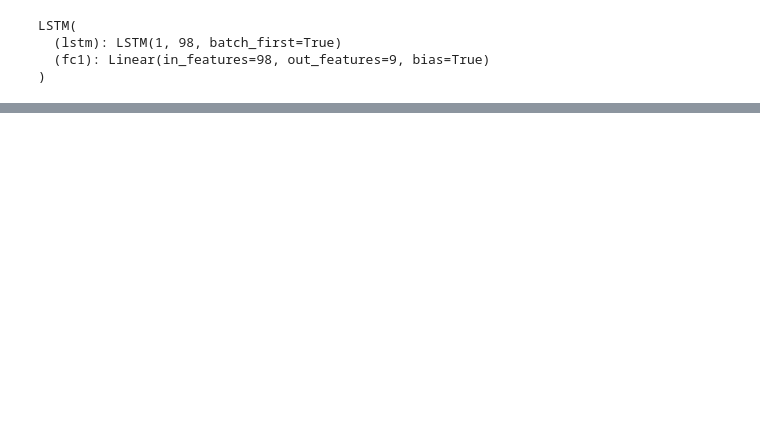
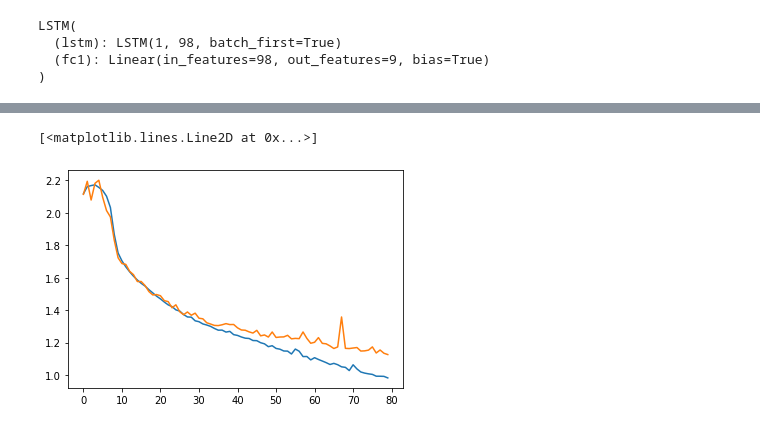
Before and after one commit to apple-soda/lstm-nfkb-dynamics, a Jupyter notebook: notebooks/5-cfv-mm.ipynb, the cells around one changed output, grey strips where cells are left out. Drawn from its saved outputs; the diff is of its cells as text; code cells hidden in the pictures; blank space fills up the shorter version.

```diff
--- a/notebooks/5-cfv-mm.ipynb
+++ b/notebooks/5-cfv-mm.ipynb
@@ -63,4 +69,4 @@ LSTM(
   (fc1): Linear(in_features=98, out_features=9, bias=True)
 )
 # %%
-model1 = LSTMTrainer(model=net, device=device)
+model1 = LSTMTrainer(model=net1, device=device)
@@ -66,0 +113,6 @@ model1 = LSTMTrainer(model=net, device=device)
+# %%
+plt.plot(model1.kfcv_histories[0][0])
+plt.plot(model1.kfcv_histories[0][1])
+# %% [output]
+[<matplotlib.lines.Line2D at 0x...>]
+[figure, added]
```
Also changed, not shown: parts of 12 cells of this notebook, 10 other files.
